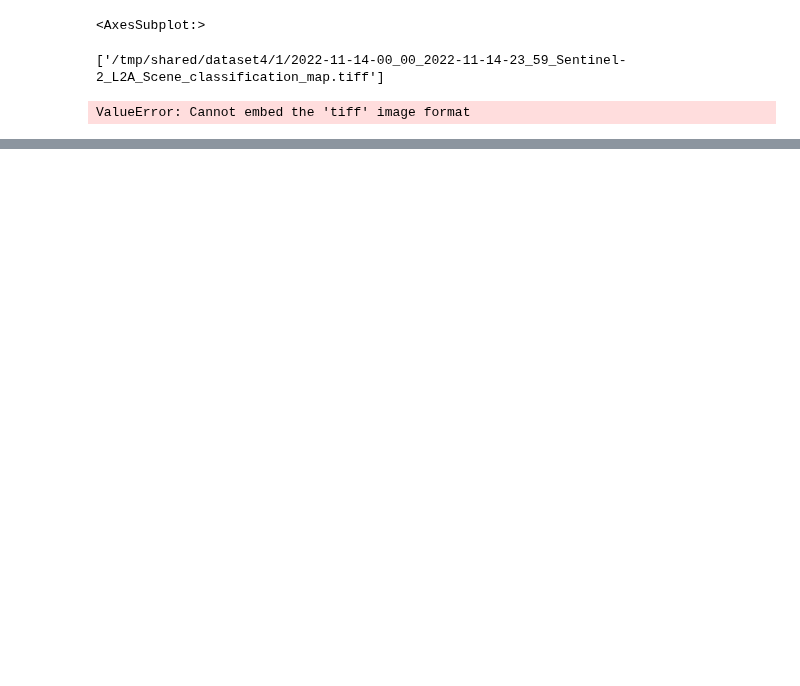
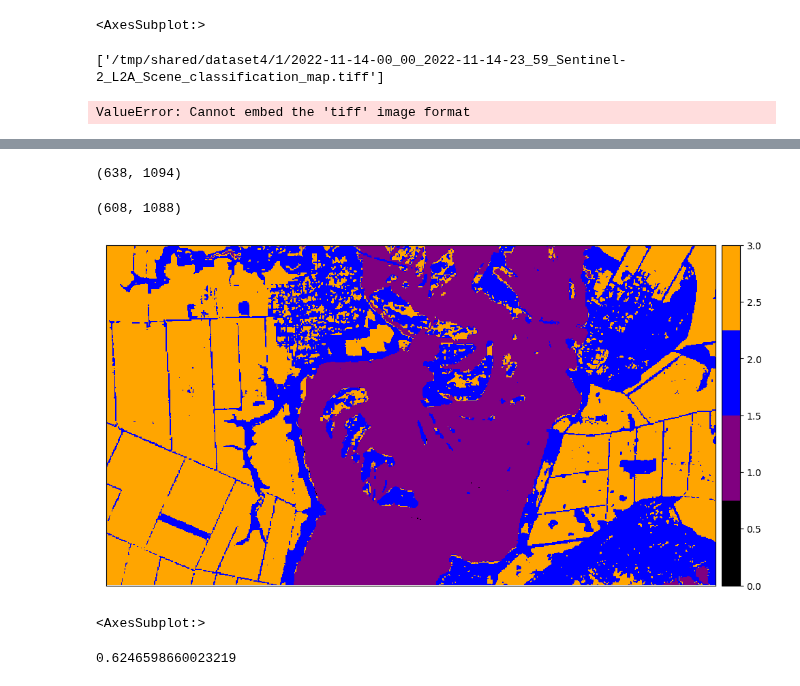
Before and after one commit to angpysha/Satellite_Imagery_Analysis, a Jupyter notebook: Classification/method3.ipynb, the cells around one changed output, grey strips where cells are left out. Cells and saved outputs as stored; diff of their text form; code cells hidden in the pictures; blank space fills up the shorter version.

```diff
--- a/Classification/method3.ipynb
+++ b/Classification/method3.ipynb
@@ -387,0 +449,20 @@ ModuleNotFoundError: No module named 'cv2'
+# %%
+item = filexY_array[0]
+item.shape
+# %% [output]
+(638, 1094)
+# %%
+item2 = item[0:res1,0:res2]
+item2.shape
+# %% [output]
+(608, 1088)
+# %%
+ep.plot_bands(item2,
+              cmap=ListedColormap(['black', 'purple','blue', 'orange']))
+# %% [output]
+[figure, added]
+<AxesSubplot:>
+# %%
+accuracy_score(pred_pxl.reshape(-1), item2.reshape(-1))
+# %% [output]
+0.6246598660023219
```
Also changed, not shown: parts of 14 cells of this notebook.
